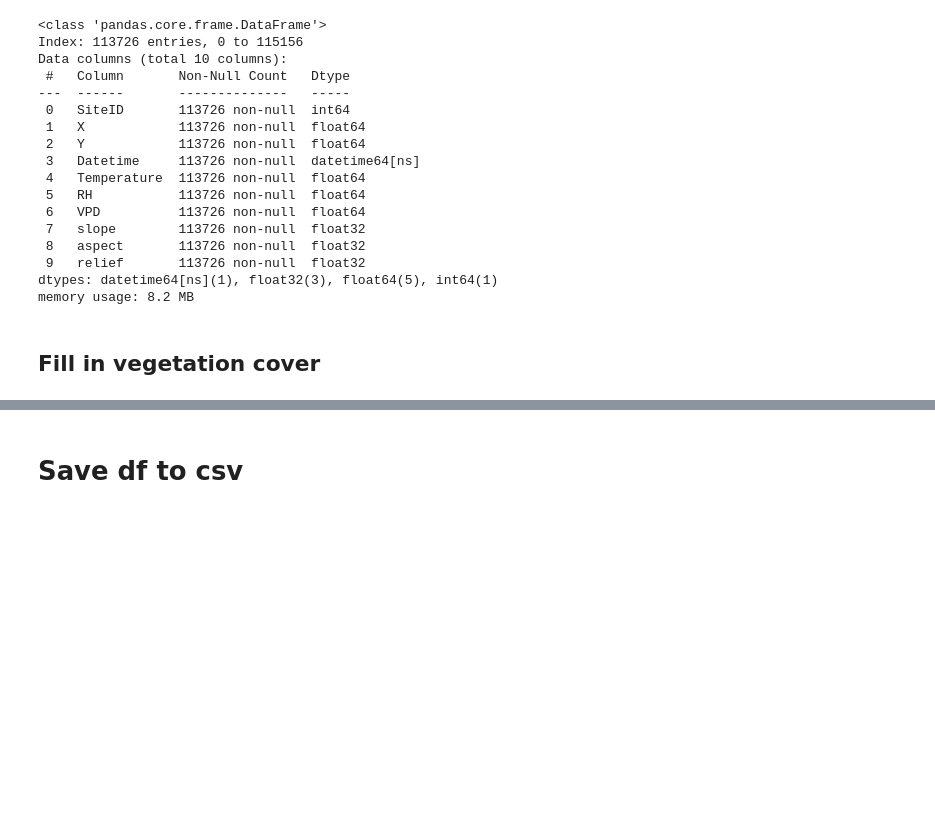
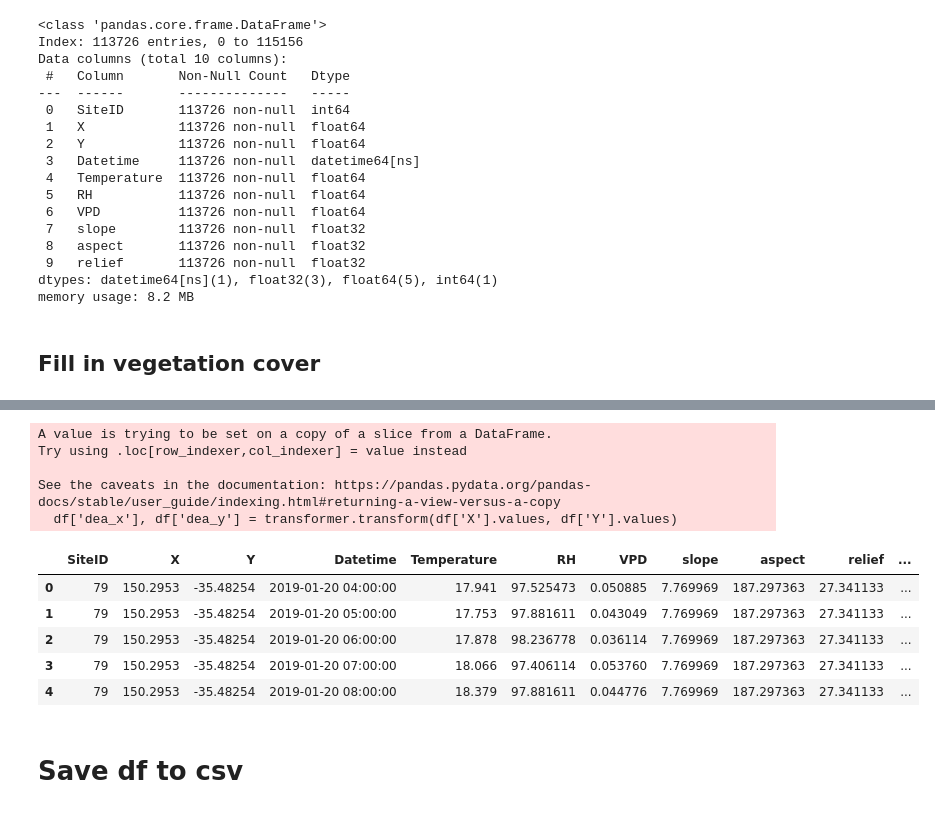
Before and after one commit to DiaPorntipa/nssn-fmc-data-compilation, a Jupyter notebook: Codes/Nick_phd_data_compilation.ipynb, the cells around one changed output, grey strips where cells are left out. Cells and saved outputs as stored; diff of their text form; code cells hidden in the pictures; blank space fills up the shorter version.

Commit message:
Filling veg cover data in df

```diff
--- a/Codes/Nick_phd_data_compilation.ipynb
+++ b/Codes/Nick_phd_data_compilation.ipynb
@@ -403,0 +464,18 @@ memory usage: 8.2 MB
+# %%
+from pyproj import Transformer
+
+transformer = Transformer.from_crs("EPSG:4326", "EPSG:32754", always_xy=True)
+df['dea_x'], df['dea_y'] = transformer.transform(df['X'].values, df['Y'].values)
+df.head()
+# %% [output]
+A value is trying to be set on a copy of a slice from a DataFrame.
+Try using .loc[row_indexer,col_indexer] = value instead
+
+See the caveats in the documentation: https://pandas.pydata.org/pandas-docs/stable/user_guide/indexing.html#returning-a-view-versus-a-copy
+  df['dea_x'], df['dea_y'] = transformer.transform(df['X'].values, df['Y'].values)
+|  | SiteID | X | Y | Datetime | Temperature | RH | VPD | slope | aspect | relief | ... |
+| 0 | 79 | 150.2953 | -35.48254 | 2019-01-20 04:00:00 | 17.941 | 97.525473 | 0.050885 | 7.769969 | 187.297363 | 27.341133 | ... |
+| 1 | 79 | 150.2953 | -35.48254 | 2019-01-20 05:00:00 | 17.753 | 97.881611 | 0.043049 | 7.769969 | 187.297363 | 27.341133 | ... |
+| 2 | 79 | 150.2953 | -35.48254 | 2019-01-20 06:00:00 | 17.878 | 98.236778 | 0.036114 | 7.769969 | 187.297363 | 27.341133 | ... |
+| 3 | 79 | 150.2953 | -35.48254 | 2019-01-20 07:00:00 | 18.066 | 97.406114 | 0.053760 | 7.769969 | 187.297363 | 27.341133 | ... |
+| 4 | 79 | 150.2953 | -35.48254 | 2019-01-20 08:00:00 | 18.379 | 97.881611 | 0.044776 | 7.769969 | 187.297363 | 27.341133 | ... |
```
Also changed, not shown: parts of 5 cells of this notebook.
